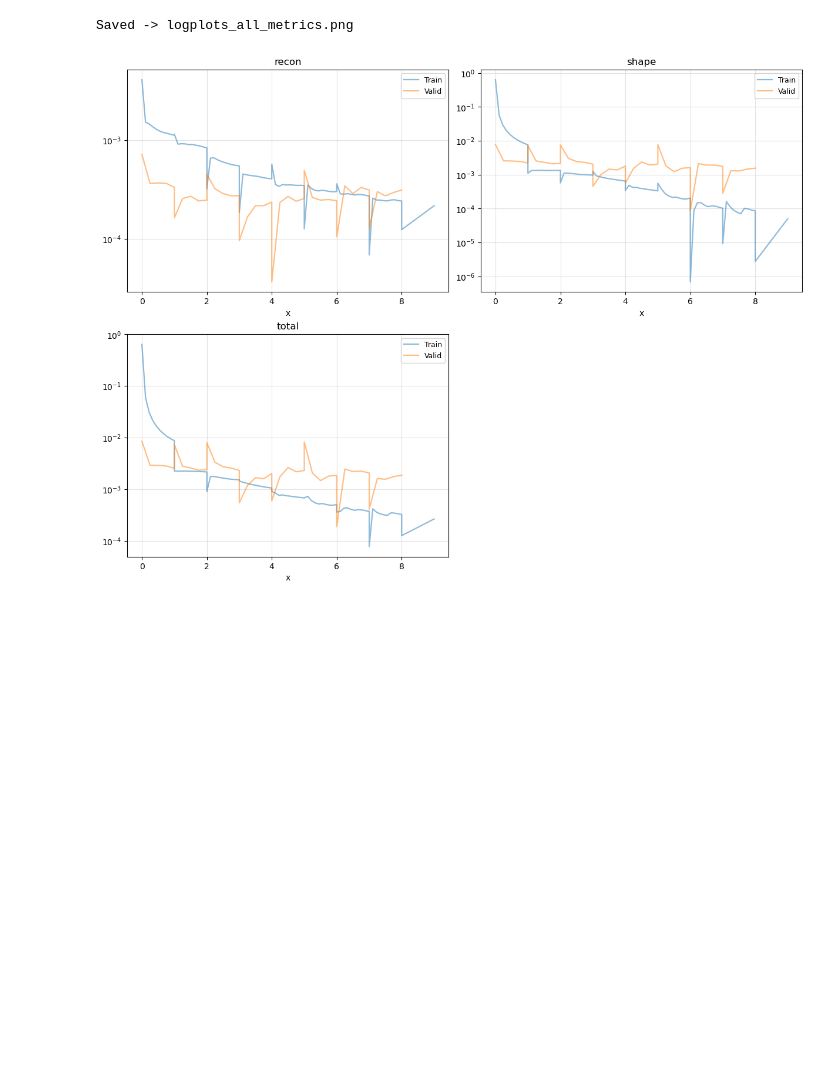
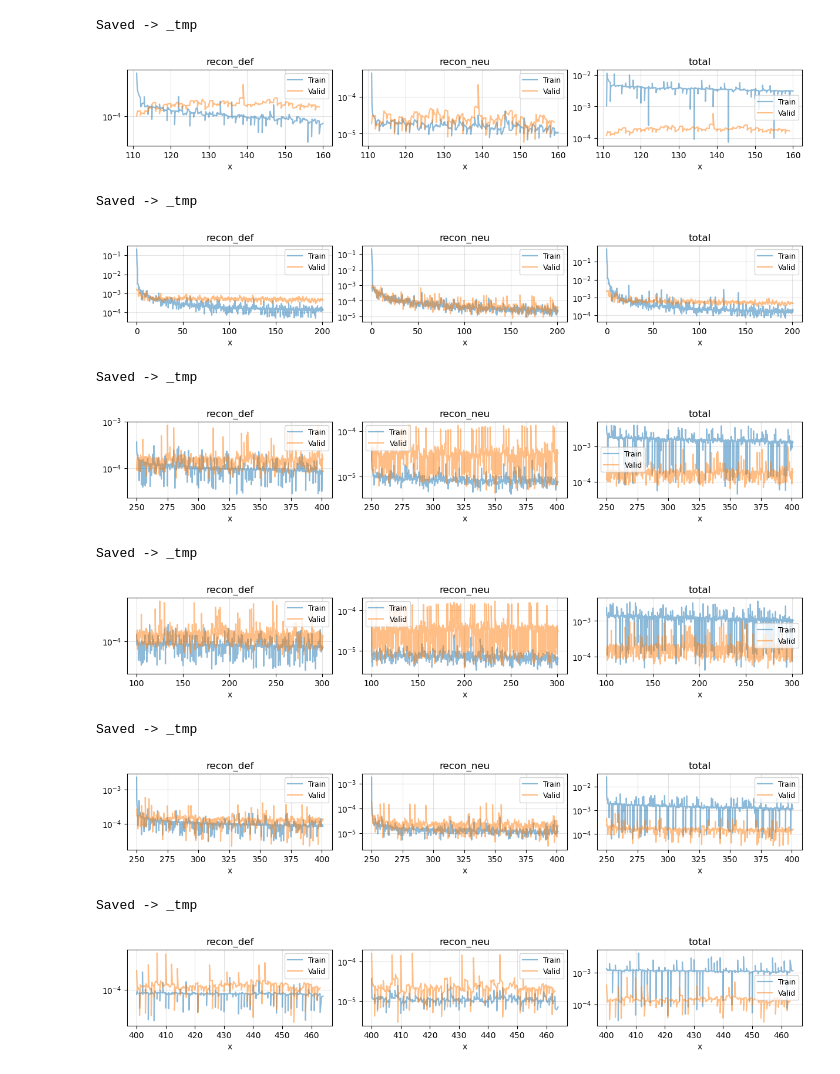
Before and after one commit to chacorp/PDB, a Jupyter notebook: notebook/log_reader.ipynb, the cells around one changed output. Drawn from its saved outputs; the diff is of its cells as text; code cells hidden in the pictures; blank space fills up the shorter version.

```diff
--- a/notebook/log_reader.ipynb
+++ b/notebook/log_reader.ipynb
@@ -214,34 +350,90 @@ def plot_all_metrics_subfig(
     return fig
 # %%
 # log_path = "/source/sihun/NeuralFacialAnimation/ckpts_CBD/2025-09-08-13-21-05-NGBC" # -> as_delta=True
-log_path = "/source/sihun/NeuralFacialAnimation/ckpts_CBD/2025-09-10-11-20-25-NGBC"
-log_path = "/source/sihun/NeuralFacialAnimation/ckpts_CBD/2025-09-11-15-26-03-NGBC"
+# log_path = "/source/sihun/NeuralFacialAnimation/ckpts_CBD/2025-09-10-11-20-25-NGBC"
+# log_path = "/source/sihun/NeuralFacialAnimation/ckpts_CBD/2025-09-11-15-26-03-NGBC"
+# log_path = "/source/sihun/NeuralFacialAnimation/ckpts_CBD/2025-10-22-22-30-30-NGBCv5"
+log_path = "/source/sihun/NeuralFacialAnimation/ckpts_CBD/2025-11-03-14-56-32-NGBCv5"
 
 df = parse_log_file(log_path+"/log.txt", as_delta=False)
 # df = parse_log_file(log_path+"/log.txt", as_delta=True)
 
 # # paths = {}
 # # # for metric in ["recon", "exp_z", "exp_v", "shape", "total"]:
 # # for metric in ["recon", "shape", "total"]:
 # #     p = plot_metric(df, metric, x_key="x", save_dir="/_tmp/data")
 # #     if p is not None:
 # #         paths[metric] = p
 
 # _ = plot_metric(df, "recon", x_key="x", mode=1)         # epoch+iter 정규화 축
 # _ = plot_metric(df, "shape", x_key="x", mode=1)         # epoch+iter 정규화 축
 # _ = plot_metric(df, "total", x_key="x", mode=1)
 # # 또는
 # #_ = plot_metric(df, "total", x_key="idx_phase")  # phase별 누적 인덱스 축
 
+# fig = plot_all_metrics_subfig(
+#     df,
+#     # yscale="log",
+#     yscale="symlog",
+#     metrics=["recon", "shape", "total"],
+#     ncols=2, figsize=(12, 9), mode=-1,
+#     save_path="logplots_all_metrics.png"
+# )
+# plt.show()
+
+
 fig = plot_all_metrics_subfig(
     df,
     # yscale="log",
     yscale="symlog",
-    metrics=["recon", "shape", "total"],
-    ncols=2, figsize=(12, 9), mode=-1,
-    save_path="logplots_all_metrics.png"
+    # metrics=["recon", "shape", "total"],
+    metrics=["recon_def", "recon_neu", "total"],
+    ncols=3, figsize=(12, 2),
+    mode=-1,
+    # mode=1,
+    # mode=0,
+    #save_path="logplots_all_metrics.png"
 )
 plt.show()
 # %% [output]
-Saved -> logplots_all_metrics.png
+Saved -> _tmp
-[figure, old version]
+[figure, new version]
+# %%
+log_path_list= [
+    # "/source/sihun/NeuralFacialAnimation/ckpts_CBD/2025-10-09-02-04-49-NGBCv5",
+    "/source/sihun/NeuralFacialAnimation/ckpts_CBD/2025-10-22-22-30-30-NGBCv5",
+    # "/source/sihun/NeuralFacialAnimation/ckpts_CBD/2025-10-31-16-58-12-NGBCv5",
+    # "/source/sihun/NeuralFacialAnimation/ckpts_CBD/2025-11-03-14-56-32-NGBCv5",
+    # "/source/sihun/NeuralFacialAnimation/ckpts_CBD/2025-11-05-16-32-53-NGBCv5",
+    "/source/sihun/NeuralFacialAnimation/ckpts_CBD/2025-11-08-22-53-46-NGBCv5",
+    # "/source/sihun/NeuralFacialAnimation/ckpts_CBD/2025-11-09-21-21-43-NGBCv5",
+    "/source/sihun/NeuralFacialAnimation/ckpts_CBD/2025-11-11-01-01-20-NGBCv5",
+    "/source/sihun/NeuralFacialAnimation/ckpts_CBD/2025-11-14-13-08-43-NGBCv5",
+    "/source/sihun/NeuralFacialAnimation/ckpts_CBD/2025-11-16-22-06-42-NGBCv5",
+]
+for log_path in log_path_list:
+    df = parse_log_file(log_path+"/log.txt", as_delta=False)
+    fig = plot_all_metrics_subfig(
+        df,
+        # yscale="log",
+        yscale="symlog",
+        # metrics=["recon", "shape", "total"],
+        metrics=["recon_def", "recon_neu", "total"],
+        ncols=3, figsize=(12, 2),
+        mode=-1,
+        # mode=1,
+        # mode=0,
+        #save_path="logplots_all_metrics.png"
+    )
+    plt.show()
+# %% [output]
+Saved -> _tmp
+[figure, added]
+Saved -> _tmp
+[figure, added]
+Saved -> _tmp
+[figure, added]
+Saved -> _tmp
+[figure, added]
+Saved -> _tmp
+[figure, added]
```
Also changed, not shown: parts of 7 cells of this notebook, 1 other file.
